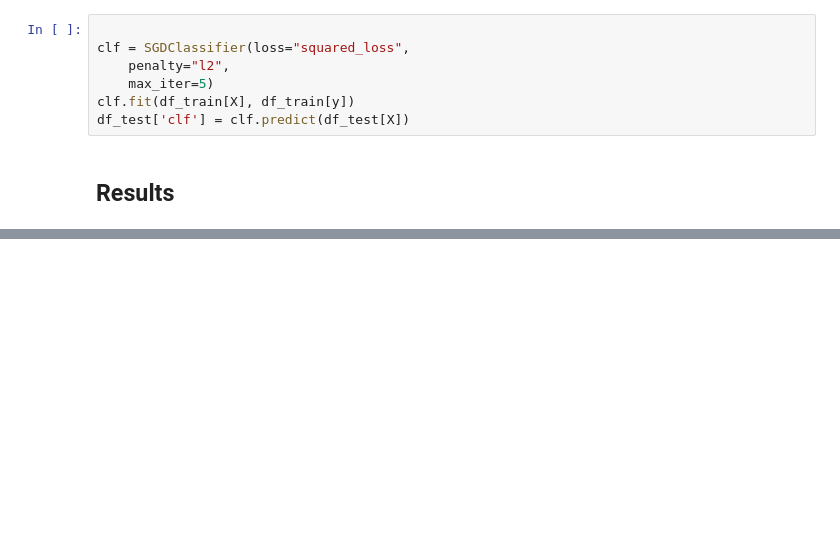
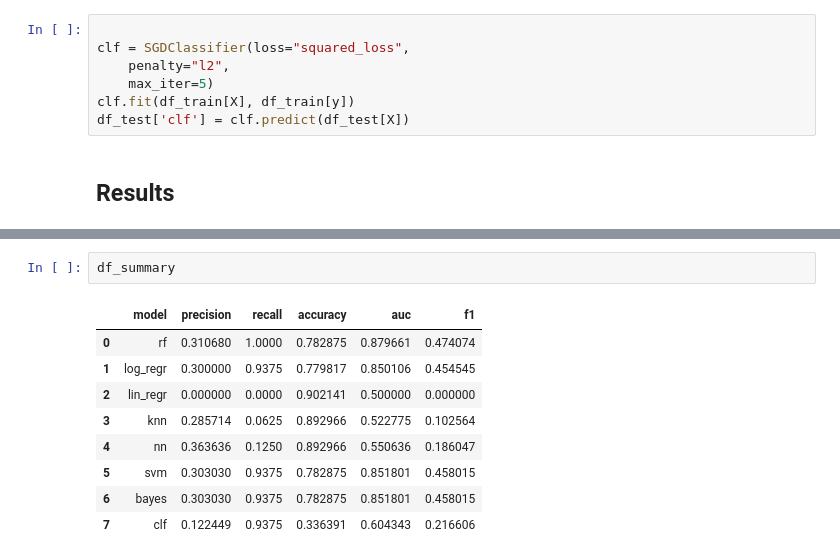
Before and after one commit to ajalsingh/capstone, a Jupyter notebook: predictive_maintenance_experiements/experiments/algorithm_selection.ipynb, the cells around one changed output, grey strips where cells are left out. Cells and saved outputs as stored; diff of their text form; blank space fills up the shorter version.

```diff
--- a/predictive_maintenance_experiements/experiments/algorithm_selection.ipynb
+++ b/predictive_maintenance_experiements/experiments/algorithm_selection.ipynb
@@ -264,0 +294,12 @@ fig.tight_layout()
+# %%
+df_summary
+# %% [output]
+|  | model | precision | recall | accuracy | auc | f1 |
+| 0 | rf | 0.310680 | 1.0000 | 0.782875 | 0.879661 | 0.474074 |
+| 1 | log_regr | 0.300000 | 0.9375 | 0.779817 | 0.850106 | 0.454545 |
+| 2 | lin_regr | 0.000000 | 0.0000 | 0.902141 | 0.500000 | 0.000000 |
+| 3 | knn | 0.285714 | 0.0625 | 0.892966 | 0.522775 | 0.102564 |
+| 4 | nn | 0.363636 | 0.1250 | 0.892966 | 0.550636 | 0.186047 |
+| 5 | svm | 0.303030 | 0.9375 | 0.782875 | 0.851801 | 0.458015 |
+| 6 | bayes | 0.303030 | 0.9375 | 0.782875 | 0.851801 | 0.458015 |
+| 7 | clf | 0.122449 | 0.9375 | 0.336391 | 0.604343 | 0.216606 |
```
Also changed, not shown: parts of 7 cells of this notebook, 4 other files.
